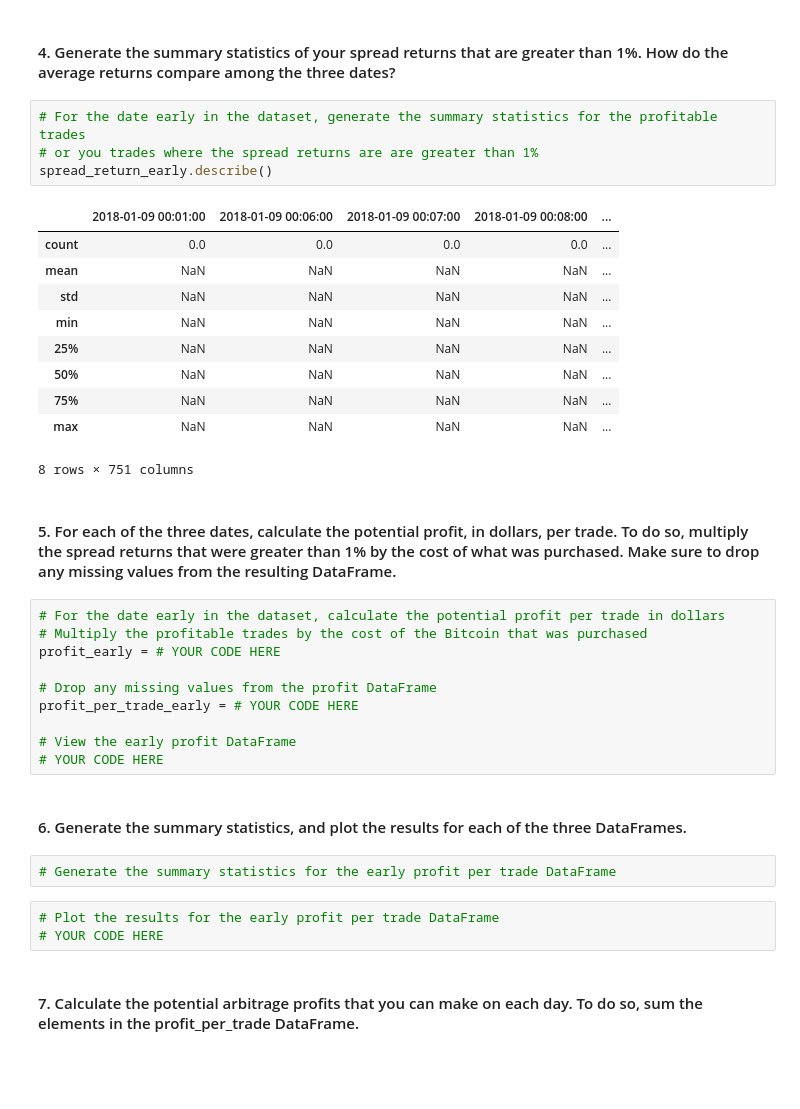
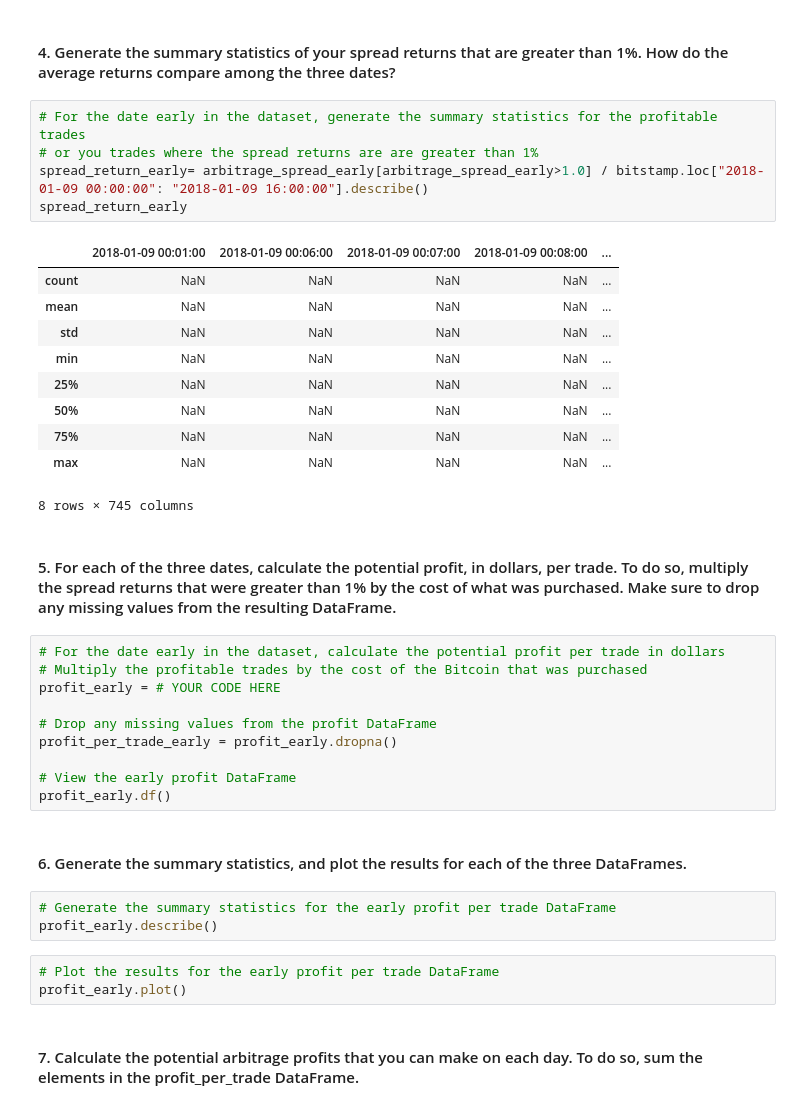
Before and after one commit to arianamoreno13/challenge3, a Jupyter notebook: challenge_03/crypto_arbitrage.ipynb, the cells around one changed output. Cells and saved outputs as stored; diff of their text form; blank space fills up the shorter version.

```diff
--- a/challenge_03/crypto_arbitrage.ipynb
+++ b/challenge_03/crypto_arbitrage.ipynb
@@ -621,10 +619,11 @@ spread_return_early.head()
 # %%
 # For the date early in the dataset, generate the summary statistics for the profitable trades
 # or you trades where the spread returns are are greater than 1%
-spread_return_early.describe()
+spread_return_early= arbitrage_spread_early[arbitrage_spread_early>1.0] / bitstamp.loc["2018-01-09 00:00:00": "2018-01-09 16:00:00"].describe()
+spread_return_early
 # %% [output]
 |  | 2018-01-09 00:01:00 | 2018-01-09 00:06:00 | 2018-01-09 00:07:00 | 2018-01-09 00:08:00 | ... |
-| count | 0.0 | 0.0 | 0.0 | 0.0 | ... |
+| count | NaN | NaN | NaN | NaN | ... |
 | mean | NaN | NaN | NaN | NaN | ... |
 | std | NaN | NaN | NaN | NaN | ... |
 | min | NaN | NaN | NaN | NaN | ... |
@@ -632,7 +631,7 @@ spread_return_early.describe()
 | 50% | NaN | NaN | NaN | NaN | ... |
 | 75% | NaN | NaN | NaN | NaN | ... |
 | max | NaN | NaN | NaN | NaN | ... |
-8 rows × 751 columns
+8 rows × 745 columns
 # %% [markdown]
 #### 5. For each of the three dates, calculate the potential profit, in dollars, per trade. To do so, multiply the spread returns that were greater than 1% by the cost of what was purchased. Make sure to drop any missing values from the resulting DataFrame.
 # %%
@@ -641,17 +640,18 @@ spread_return_early.describe()
 profit_early = # YOUR CODE HERE
 
 # Drop any missing values from the profit DataFrame
-profit_per_trade_early = # YOUR CODE HERE
+profit_per_trade_early = profit_early.dropna()
 
 # View the early profit DataFrame
-# YOUR CODE HERE
+profit_early.df()
 # %% [markdown]
 #### 6. Generate the summary statistics, and plot the results for each of the three DataFrames.
 # %%
 # Generate the summary statistics for the early profit per trade DataFrame
+profit_early.describe()
 # %%
 # Plot the results for the early profit per trade DataFrame
-# YOUR CODE HERE
+profit_early.plot()
 # %% [markdown]
 #### 7. Calculate the potential arbitrage profits that you can make on each day. To do so, sum the elements in the profit_per_trade DataFrame.
 # %%
```
Also changed, not shown: parts of 7 cells of this notebook.
